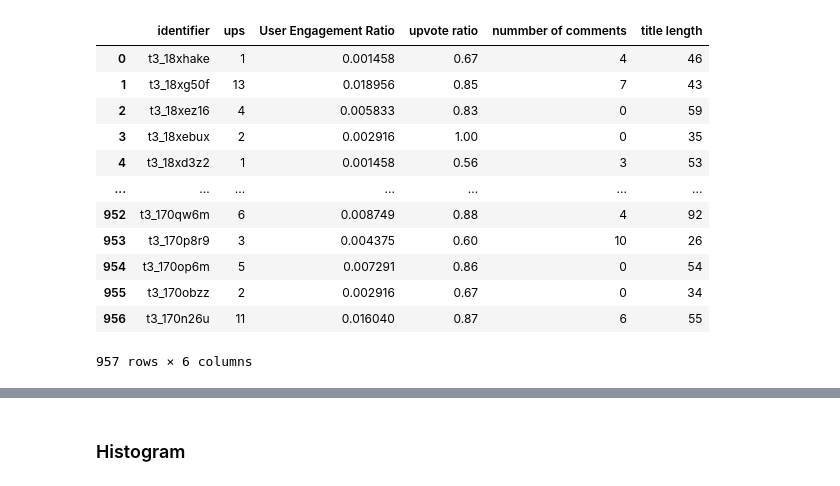
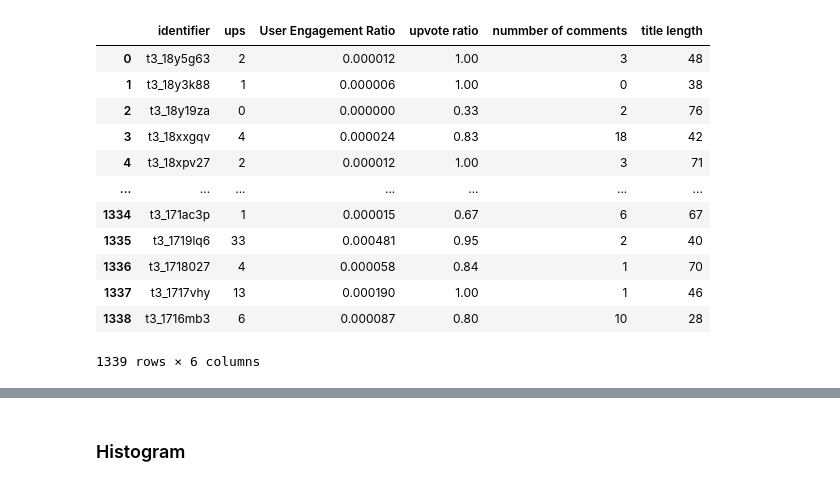
Before and after one commit to AmirH-Moosavi/Reddit-Scraper, a Jupyter notebook: Reddit_analyzer.ipynb, the cells around one changed output, grey strips where cells are left out. Cells and saved outputs as stored; diff of their text form; code cells hidden in the pictures.

```diff
--- a/Reddit_analyzer.ipynb
+++ b/Reddit_analyzer.ipynb
@@ -44,20 +24,0 @@ vim
-# %%
-# read the collected csv file
-emacs = pd.read_csv('./Datasets/emacs.csv')
-# I somehow normalized the User Engagement Ratio, becasuse the range was too low
-emacs['User Engagement Ratio'] = emacs['User Engagement Ratio'] * (10**2)
-emacs
-# %% [output]
-|  | identifier | ups | User Engagement Ratio | upvote ratio | nummber of comments | title length |
-| 0 | t3_18xhake | 1 | 0.001458 | 0.67 | 4 | 46 |
-| 1 | t3_18xg50f | 13 | 0.018956 | 0.85 | 7 | 43 |
-| 2 | t3_18xez16 | 4 | 0.005833 | 0.83 | 0 | 59 |
-| 3 | t3_18xebux | 2 | 0.002916 | 1.00 | 0 | 35 |
-| 4 | t3_18xd3z2 | 1 | 0.001458 | 0.56 | 3 | 53 |
-| ... | ... | ... | ... | ... | ... | ... |
-| 952 | t3_170qw6m | 6 | 0.008749 | 0.88 | 4 | 92 |
-| 953 | t3_170p8r9 | 3 | 0.004375 | 0.60 | 10 | 26 |
-| 954 | t3_170op6m | 5 | 0.007291 | 0.86 | 0 | 54 |
-| 955 | t3_170obzz | 2 | 0.002916 | 0.67 | 0 | 34 |
-| 956 | t3_170n26u | 11 | 0.016040 | 0.87 | 6 | 55 |
-957 rows × 6 columns
@@ -63,0 +38,16 @@ emacs
+# %%
+subreddit_1
+# %% [output]
+|  | identifier | ups | User Engagement Ratio | upvote ratio | nummber of comments | title length |
+| 0 | t3_18y5g63 | 2 | 0.000012 | 1.00 | 3 | 48 |
+| 1 | t3_18y3k88 | 1 | 0.000006 | 1.00 | 0 | 38 |
+| 2 | t3_18y19za | 0 | 0.000000 | 0.33 | 2 | 76 |
+| 3 | t3_18xxgqv | 4 | 0.000024 | 0.83 | 18 | 42 |
+| 4 | t3_18xpv27 | 2 | 0.000012 | 1.00 | 3 | 71 |
+| ... | ... | ... | ... | ... | ... | ... |
+| 1334 | t3_171ac3p | 1 | 0.000015 | 0.67 | 6 | 67 |
+| 1335 | t3_1719lq6 | 33 | 0.000481 | 0.95 | 2 | 40 |
+| 1336 | t3_1718027 | 4 | 0.000058 | 0.84 | 1 | 70 |
+| 1337 | t3_1717vhy | 13 | 0.000190 | 1.00 | 1 | 46 |
+| 1338 | t3_1716mb3 | 6 | 0.000087 | 0.80 | 10 | 28 |
+1339 rows × 6 columns
```
Also changed, not shown: parts of 22 cells of this notebook.
